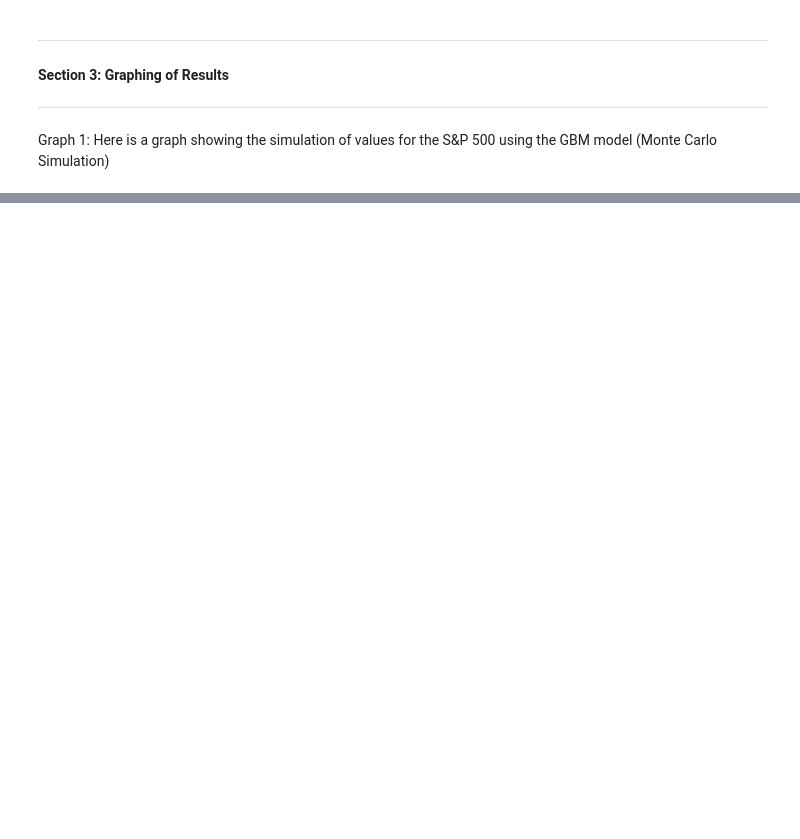
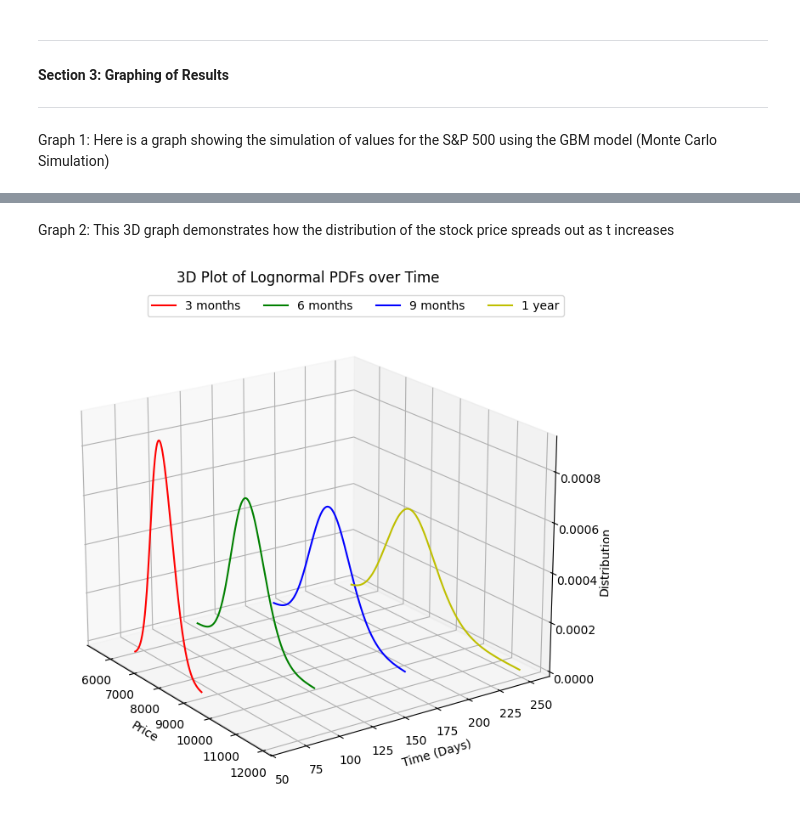
Before and after one commit to kellyj83/SDE-Code, a Jupyter notebook: GBM.ipynb, the cells around one changed output, grey strips where cells are left out. Saved outputs shown, nothing was run; the diff lists cells and outputs as text; code cells hidden in the pictures; blank space fills up the shorter version.

```diff
--- a/GBM.ipynb
+++ b/GBM.ipynb
@@ -76,12 +76,9 @@ import pandas as pd
 import numpy as np
 
 dataframe = pd.read_csv("S&P_DailyData2.csv")
+print(dataframe.head())
 
 sp_returns = dataframe.iloc[:,1].values
 
-#print("Daily returns of S&P500: ", sp_returns)
-
-'''sp_returns = [7281.6, 7304, 7302.1, 7300.2, 7331.1, 7367.3, 7490.2,
-              7458.4, 7507.6, 7511.5, 7545.4, 7510.2, 7495.7, 7474.6,
-              7510.3, 7418.3, 7318.5]'''
+sp_returns = [7281.6, 7304, 7302.1, 7300.2, 7331.1, 7367.3, 7490.2, 7458.4, 7507.6, 7511.5, 7545.4, 7510.2, 7495.7, 7474.6, 7510.3, 7418.3, 7318.5]
 # %% [output]
@@ -246,0 +296,25 @@ plt.show()
+# %% [markdown]
+Graph 2: This 3D graph demonstrates how the distribution of the stock price spreads out as t increases
+# %%
+# Initialize 3D plot
+fig = plt.figure(figsize=(14, 8))
+ax = fig.add_subplot(111, projection="3d")
+
+times = [N // 4, N // 2, 3 * N // 4, N]  # Time points for PDFs
+written_times = ["3 months", "6 months", "9 months", "1 year"]
+colors = ['r', 'g', 'b', 'y']
+
+# Store PDF values for each time
+for idx, time in enumerate(times):
+    pdf_vals, x_vals = plot_sim(time, M, True)  # Get PDF and x_vals at each time step
+    ax.plot(x_vals, time, zs=pdf_vals, zdir='z', color=colors[idx], label = written_times[idx])
+
+ax.set_xlabel('Price')
+ax.set_ylabel('Time (Days)')
+ax.set_zlabel('Distribution')
+ax.set_title('3D Plot of Lognormal PDFs over Time')
+ax.view_init(elev=20., azim=-35, roll=0)
+ax.legend(ncols=4)
+plt.show()
+# %% [output]
+[figure, added]
```
Also changed, not shown: parts of 4 cells of this notebook, 2 other files.
